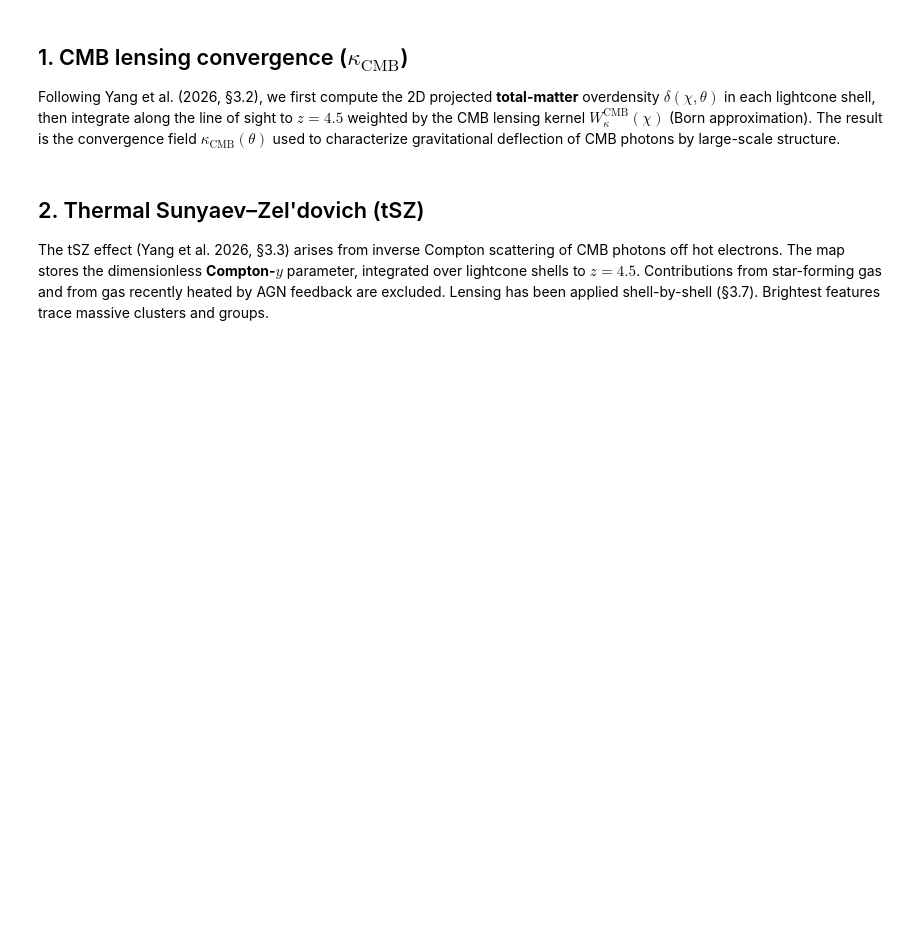
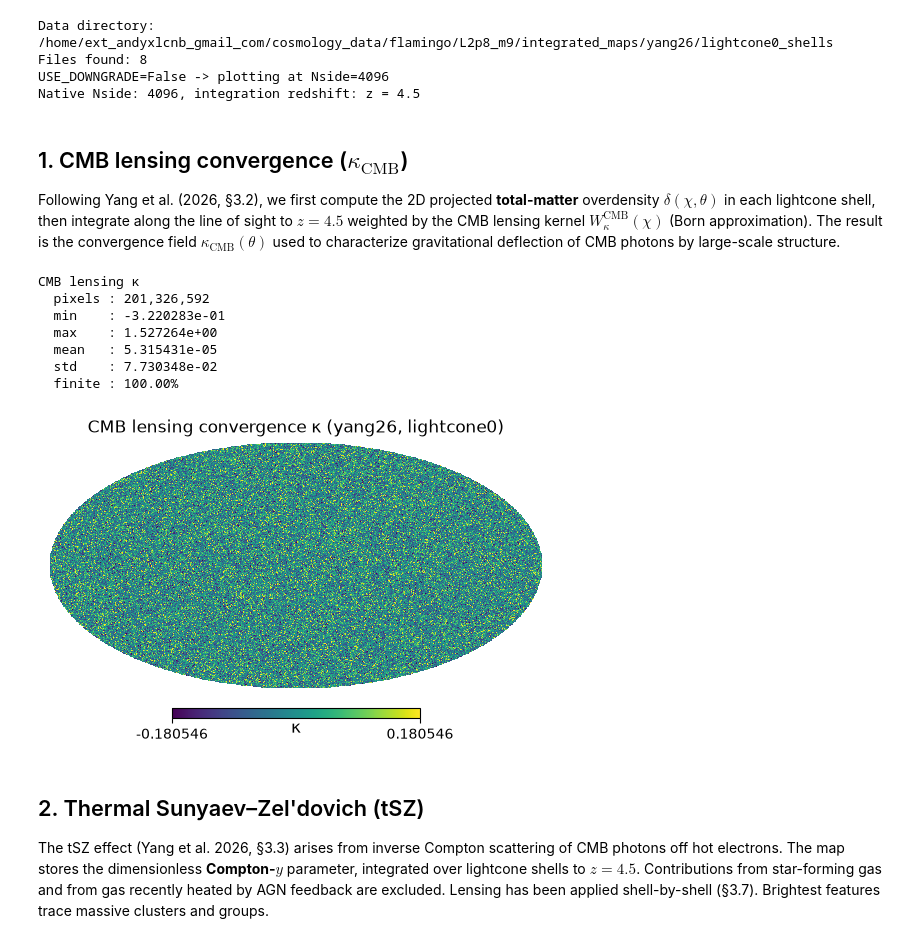
Before and after one commit to licongxu/flamingo_mock_analysis, a Jupyter notebook: notebooks/visualize_yang26_lightcone0_maps.ipynb, the cells around one changed output. Saved outputs shown, nothing was run; the diff lists cells and outputs as text; code cells hidden in the pictures; blank space fills up the shorter version.

```diff
--- a/notebooks/visualize_yang26_lightcone0_maps.ipynb
+++ b/notebooks/visualize_yang26_lightcone0_maps.ipynb
@@ -97,13 +99,22 @@ DATA_DIR = Path(
     "/L2p8_m9/integrated_maps/yang26/lightcone0_shells"
 )
 NSIDE_FULL = 4096          # native Nside in the HDF5 files (Yang et al. 2026, §3.1)
-NSIDE_PLOT = 512           # downgrade for responsive Mollweide rendering
+NSIDE_DOWNGRADE = 256      # preview resolution when USE_DOWNGRADE=True
+# USE_DOWNGRADE = True       # True: Nside=256 preview; False: native Nside=4096
+USE_DOWNGRADE = False
+NSIDE_PLOT = NSIDE_DOWNGRADE if USE_DOWNGRADE else NSIDE_FULL
 Z_MAX = 4.5                # integration limit for L2p8_m9 mock maps (Yang et al. 2026)
 
 assert DATA_DIR.is_dir(), f"Data directory not found: {DATA_DIR}"
 print(f"Data directory: {DATA_DIR}")
 print(f"Files found: {len(list(DATA_DIR.glob('*.hdf5')))}")
-print(f"Expected Nside: {NSIDE_FULL}, integration redshift: z = {Z_MAX}")
+print(f"USE_DOWNGRADE={USE_DOWNGRADE} -> plotting at Nside={NSIDE_PLOT}")
+print(f"Native Nside: {NSIDE_FULL}, integration redshift: z = {Z_MAX}")
+# %% [output]
+Data directory: /home/ext_andyxlcnb_gmail_com/cosmology_data/flamingo/L2p8_m9/integrated_maps/yang26/lightcone0_shells
+Files found: 8
+USE_DOWNGRADE=False -> plotting at Nside=4096
+Native Nside: 4096, integration redshift: z = 4.5
 # %%
 def load_healpix_map(hdf5_path: Path) -> np.ndarray:
     """Load the 'data' dataset from a FLAMINGO integrated-map HDF5 file."""
@@ -185,7 +184,16 @@ to characterize gravitational deflection of CMB photons by large-scale structure
 # %%
 kappa = load_healpix_map(DATA_DIR / "CMB_lensing_rot_same_rot.hdf5")
 summarize_map(kappa, "CMB lensing κ")
-plot_mollweide(kappa, title="CMB lensing convergence κ (yang26, lightcone0)", unit="κ", cmap="PuOr_r")
+plot_mollweide(kappa, title="CMB lensing convergence κ (yang26, lightcone0)", unit="κ")
+# %% [output]
+CMB lensing κ
+  pixels : 201,326,592
+  min    : -3.220283e-01
+  max    : 1.527264e+00
+  mean   : 5.315431e-05
+  std    : 7.730348e-02
+  finite : 100.00%
+[figure, added]
 # %% [markdown]
 ## 2. Thermal Sunyaev–Zel'dovich (tSZ)
 
```
Also changed, not shown: parts of 8 cells of this notebook, 24 other files.
